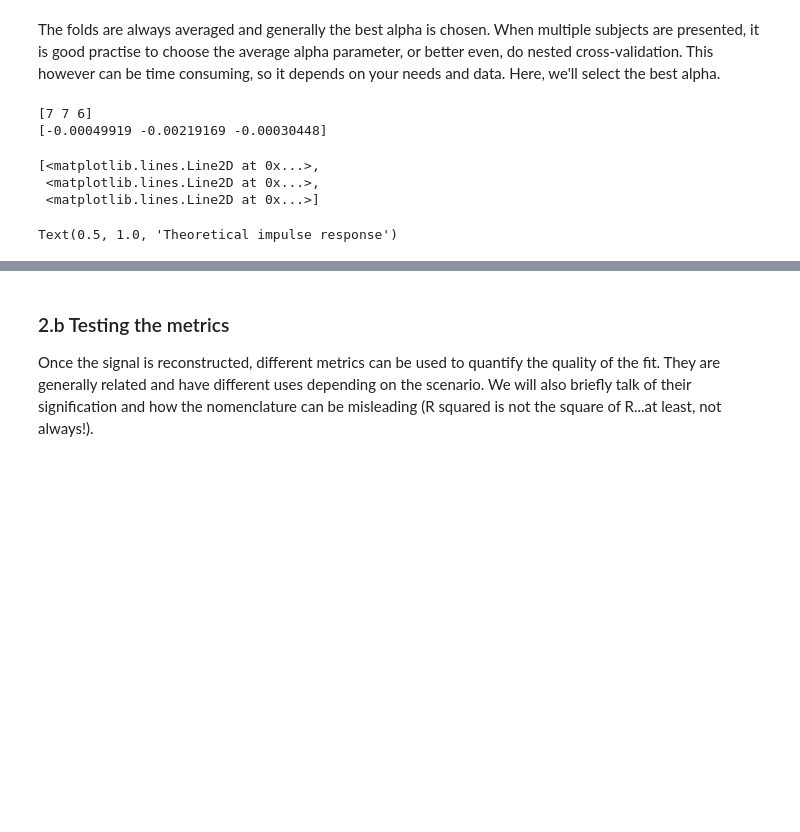
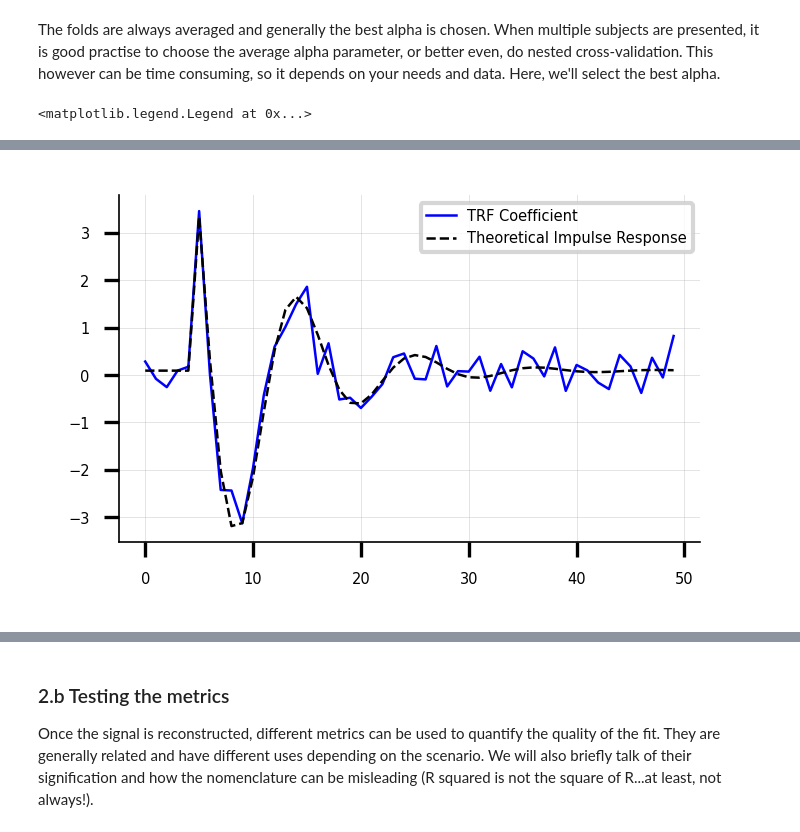
Before and after one commit to phg17/sPyEEG, a Jupyter notebook: Workshop_Caen.ipynb, the cells around one changed output, grey strips where cells are left out. Drawn from its saved outputs; the diff is of its cells as text; code cells hidden in the pictures; blank space fills up the shorter version.

```diff
--- a/Workshop_Caen.ipynb
+++ b/Workshop_Caen.ipynb
@@ -233,37 +229,9 @@ Coefficients have a shape of (window_width, n_features, n_channels, n_alphas):
 # %% [markdown]
 The folds are always averaged and generally the best alpha is chosen. When multiple subjects are presented, it is good practise to choose the average alpha parameter, or better even, do nested cross-validation. This however can be time consuming, so it depends on your needs and data. Here, we'll select the best alpha.
-# %%
-scores.mean(0).max(-1)
-
-best_alpha = trf.get_best_alpha()
-print(best_alpha)
-print(scores.mean(0).max(-1))
-plt.plot(coefficients[:,0,:,2])
-# %% [output]
-[7 7 6]
-[-0.00049919 -0.00219169 -0.00030448]
-[<matplotlib.lines.Line2D at 0x...>,
- <matplotlib.lines.Line2D at 0x...>,
- <matplotlib.lines.Line2D at 0x...>]
 # %%
 fig, ax = plt.subplots(figsize = (2.5,1.5))
-ax.plot(scale(trf.predict(X)[100:300,0,2]))
-ax.set_title('Estimated neural data', size = 8)
-
-fig, ax = plt.subplots(figsize = (2.5,1.5))
-ax.plot(scale(Y[100:300,0]), color = 'k')
-ax.set_title('Actual neural data', size = 8)
-
-fig, ax = plt.subplots(figsize = (2.5,1.5))
-ax.plot(scale(X[100:300,0]), color = 'k')
-ax.set_title('Stimuli', size = 8)
-
-fig, ax = plt.subplots(figsize = (2.5,1.5))
-ax.plot(scale(coefficients[:,0,0,2]))
-ax.set_title('TRF coefficients', size = 8)
-
-fig, ax = plt.subplots(figsize = (2.5,1.5))
-ax.plot(scale(impulse_responses[0,0,0:100]), color = 'k')
-ax.set_title('Theoretical impulse response', size = 8)
+ax.plot(scale(coefficients[:50,0,0,2]), label = 'TRF Coefficient')
+ax.plot(scale(impulse_responses[0,0,0:50]), ls = '--',color = 'k', label = 'Theoretical Impulse Response', alpha = 1)
+ax.legend(fancybox = True)
 # %% [output]
-Text(0.5, 1.0, 'Theoretical impulse response')
+<matplotlib.legend.Legend at 0x...>
@@ -275,0 +238 @@ Text(0.5, 1.0, 'Theoretical impulse response')
+[figure, added]
```
Also changed, not shown: parts of 31 cells of this notebook, 3 other files.
